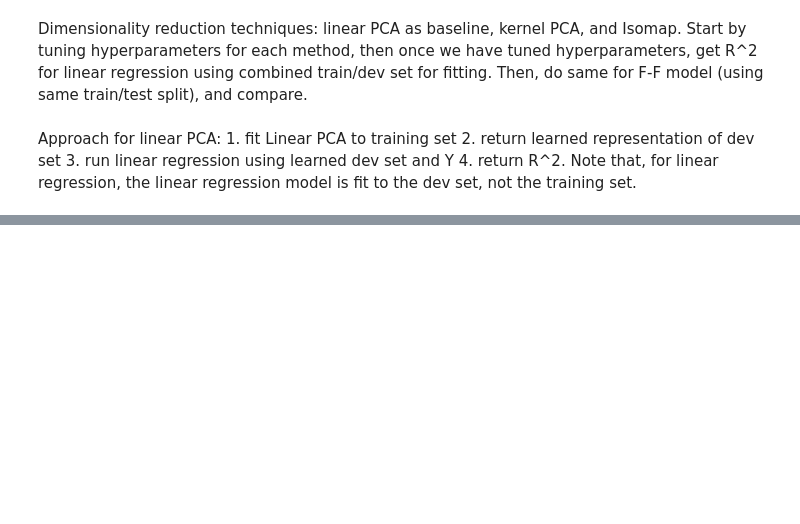
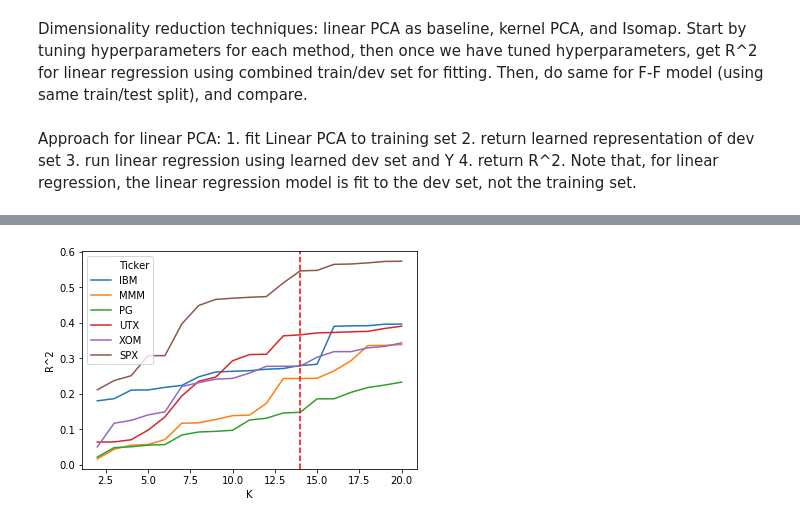
Before and after one commit to jgdenby/PortfolioFactorAnalysis, a Jupyter notebook: PortfolioFactorAnalysis.ipynb, the cells around one changed output, grey strips where cells are left out. Drawn from its saved outputs; the diff is of its cells as text; code cells hidden in the pictures; blank space fills up the shorter version.

Commit message:
hyperparameter tuning plots

```diff
--- a/PortfolioFactorAnalysis.ipynb
+++ b/PortfolioFactorAnalysis.ipynb
@@ -268,6 +267,8 @@ X_ff3 = together_df[['SMB','HML','Mkt-RF']]
 # Research Portfolio Returns
 # y = together_df[['SMALL LoBM']]
 y = stocks[['XOM']]
+
+stocks = stocks.drop('date', axis=1)
 # %% [markdown]
 Fama-French 3 Factors
 # %%
@@ -537,9 +538,9 @@ Training dev test split. 3 methods:
 X_train_time = together_df.iloc[:303,:]
 X_dev_time = together_df.iloc[303:455,:]
 X_test_time = together_df.iloc[455:,:]
-y_train_time = stocks.iloc[:303,:]
-y_dev_time = stocks.iloc[303:455,:]
-y_test_time = stocks.iloc[455:,:]
+y_train_time = stocks_spx.iloc[:303,:]
+y_dev_time = stocks_spx.iloc[303:455,:]
+y_test_time = stocks_spx.iloc[455:,:]
 # %%
 #Split in time, with train/val split randomly
 np.random.seed(2019)
@@ -566,11 +571,12 @@ Approach for linear PCA: 1. fit Linear PCA to training set 2. return learned rep
 X_train = X_train_time.drop(['Month','SMB','HML','RMW','CMA',"Mkt-RF",'RF'],axis=1)
 X_dev = X_dev_time.drop(['Month','SMB','HML','RMW','CMA',"Mkt-RF",'RF'],axis=1)
 ks = np.arange(2,21)
-linPCA_results = np.zeros((len(ks),5))
+linPCA_results = np.zeros((len(ks),6))
 for k in ks:
     linpcaZ = pd.DataFrame(linPCA(X_train, X_dev, n_components=k))
     for i,s in enumerate(y_train_time.columns):
         y = y_dev_time[[s]]
         linPCA_results[k-2,i] = LinRegression(linpcaZ, y)
-print(pd.DataFrame(linPCA_results, index = ks, columns = y_train_time.columns.values).rename_axis('K'))
+pca = pd.DataFrame(linPCA_results, index = ks, columns = y_train_time.columns.values).rename_axis('K')
+print(pca)
 # %% [output]
@@ -616,0 +600,8 @@ array([[0.        , 0.        , 0.        , 0.        , 0.        ],
+# %%
+plotPCA=pca.reset_index()
+plotPCA = pd.melt(plotPCA, id_vars=['K'], value_vars=['IBM', 'MMM','PG','UTX','XOM','SPX'],
+                      var_name='Ticker',value_name = 'R^2')
+ax=sns.lineplot(x='K',y='R^2',hue = 'Ticker',data=plotPCA);
+plt.axvline(x=14, color = 'r', linestyle = '--');
+# %% [output]
+[figure, added]
```
Also changed, not shown: parts of 36 cells of this notebook.
